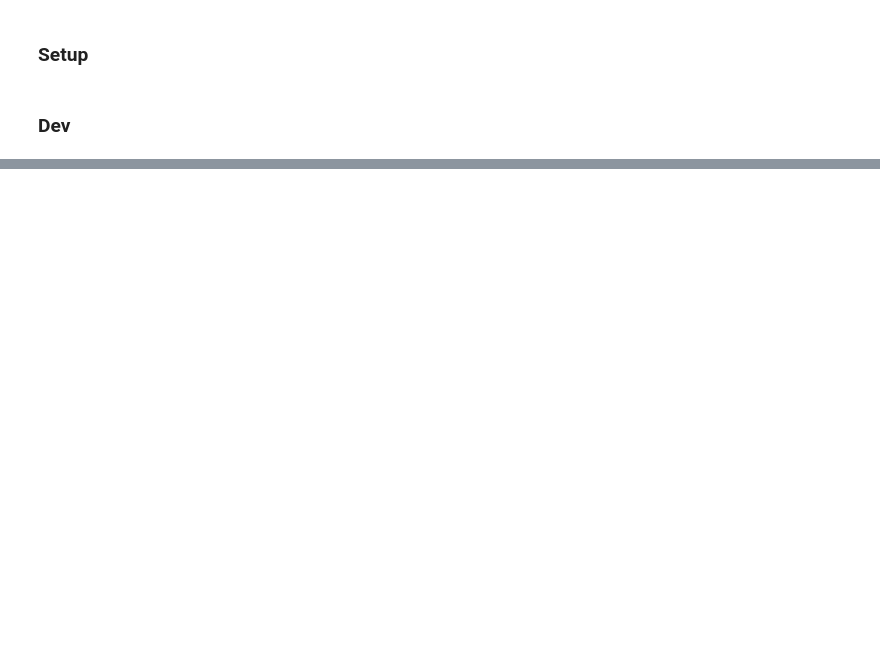
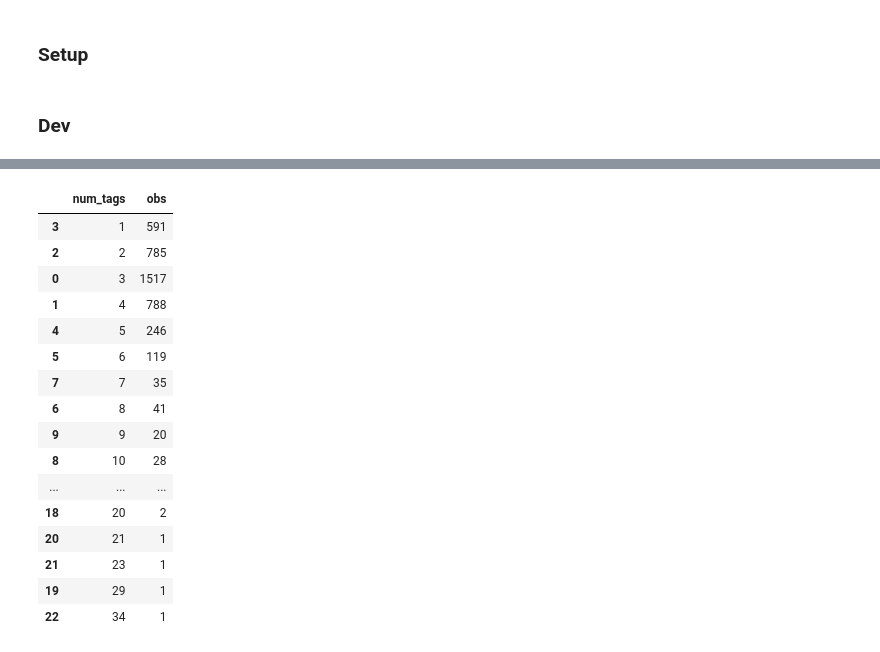
Before and after one commit to domdecanio/primrea, a Jupyter notebook: notebooks/reports/tethyss_qaqc_2.ipynb, the cells around one changed output, grey strips where cells are left out. Drawn from its saved outputs; the diff is of its cells as text; code cells hidden in the pictures; blank space fills up the shorter version.

```diff
--- a/notebooks/reports/tethyss_qaqc_2.ipynb
+++ b/notebooks/reports/tethyss_qaqc_2.ipynb
@@ -12,4 +14,5 @@ primre_data = primrea.core.primrea_data()
 # %% [markdown]
 ### Dev
 # %%
-primre_data.tethys_dataframe_raw
+tethys_df_core = primre_data.tethys_core
+tethys_df_tags = primre_data.tethys_tags
@@ -29,0 +85,25 @@ primre_data.tethys_dataframe_raw
+# %%
+# Chart
+chart_df = tethys_tags_count_df['num_tags'].value_counts()
+chart_df = chart_df.reset_index()
+chart_df = chart_df.rename(columns={'index': 'num_tags', 'num_tags': 'obs'})
+chart_df = chart_df.sort_values('num_tags', ascending=True)
+chart_df
+# %% [output]
+|  | num_tags | obs |
+| 3 | 1 | 591 |
+| 2 | 2 | 785 |
+| 0 | 3 | 1517 |
+| 1 | 4 | 788 |
+| 4 | 5 | 246 |
+| 5 | 6 | 119 |
+| 7 | 7 | 35 |
+| 6 | 8 | 41 |
+| 9 | 9 | 20 |
+| 8 | 10 | 28 |
+| ... | ... | ... |
+| 18 | 20 | 2 |
+| 20 | 21 | 1 |
+| 21 | 23 | 1 |
+| 19 | 29 | 1 |
+| 22 | 34 | 1 |
```
Also changed, not shown: parts of 24 cells of this notebook, 1 other file.
